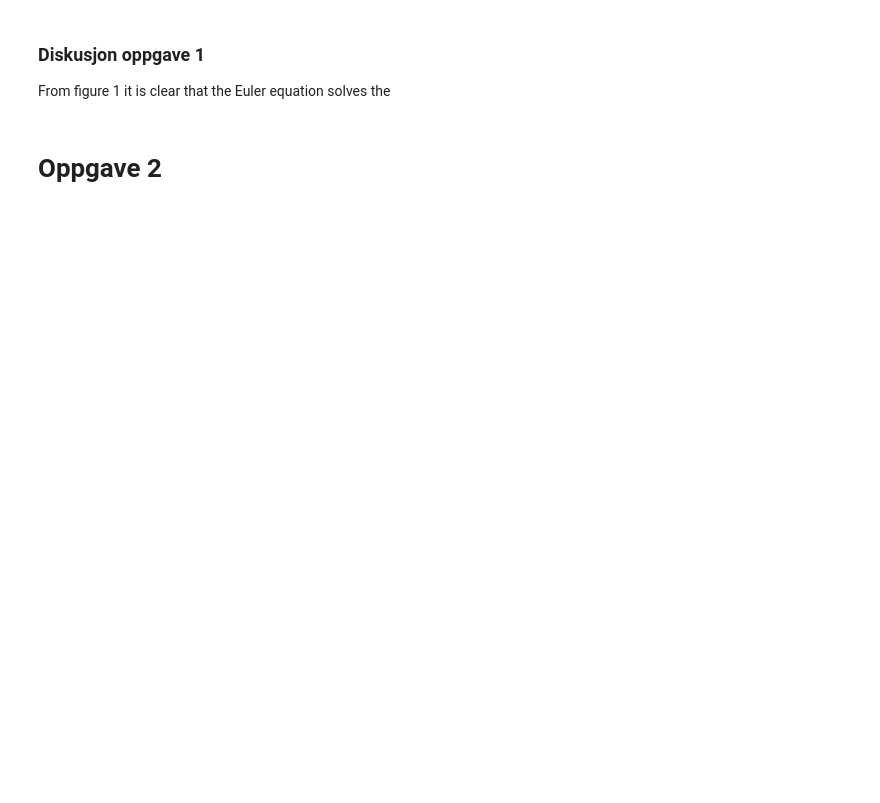
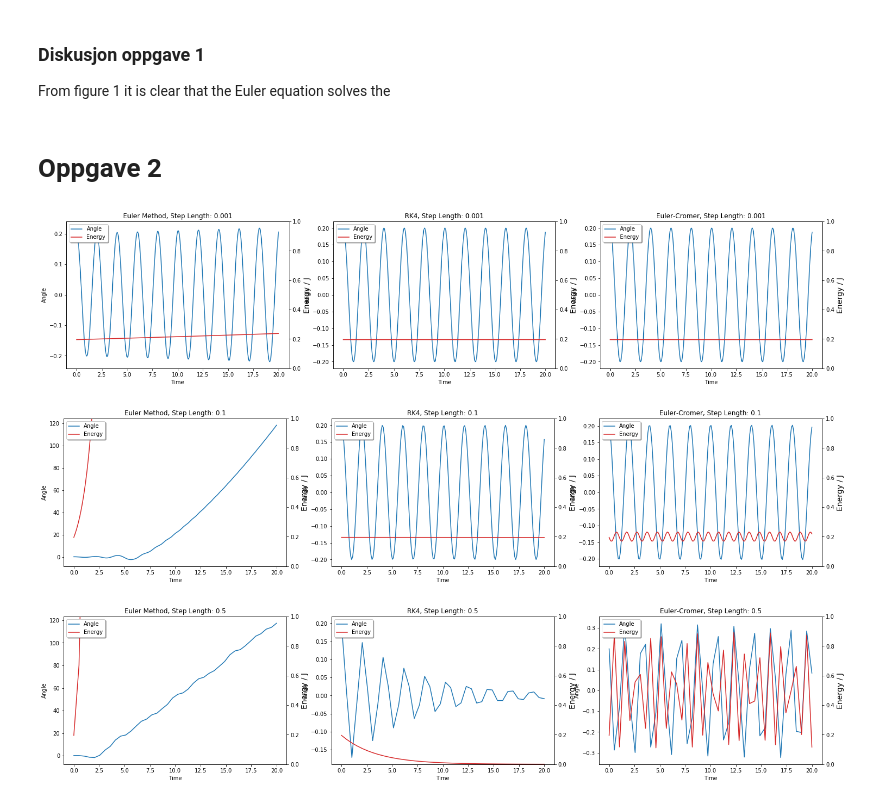
Before and after one commit to EirikJaccheri/Klassisk-mekanikk-Numerisk-ving-1, a Jupyter notebook: Numerisk øving.ipynb, the cells around one changed output. Saved outputs shown, nothing was run; the diff lists cells and outputs as text; code cells hidden in the pictures; blank space fills up the shorter version.

```diff
--- a/Numerisk øving.ipynb
+++ b/Numerisk øving.ipynb
@@ -96,4 +98,61 @@ plt.show()
 From figure 1 it is clear that the Euler equation solves the
 # %% [markdown]
 # Oppgave 2
+# %%
+def plot_comparison(u0,t0,tNum,dt):
+    fig, (ax1, ax2, ax3) = plt.subplots(1,3)
+    fig.set_size_inches(25, 5)
+
+    T = np.linspace(t0, t0 + dt * tNum, tNum)
+
+    ax1.set_title("Euler Method, Step Length: " + str(dt))
+    ax1.set_xlabel("Time", )
+    ax1.set_ylabel("Angle")
+    #ax1.set(ylim = (-0.35, 0.35))
+    UE = EulersMethod(f, u0 , t0 , tNum , dt )
+    l1, = ax1.plot(T,UE.T[0])
+    ax11 = ax1.twinx()
+    l11, = ax11.plot(T, Energy(UE), color = 'tab:red')
+    ax11.set_ylabel("Energy / J", fontsize = 14, position = (0.8, 0.5))
+    ax11.set(ylim = (0, 1))
+    ax11.legend((l1, l11), ('Angle', 'Energy'), loc='upper left', shadow=True)
+
+    ax2.set_title("RK4, Step Length: " + str(dt))
+    ax2.set_xlabel("Time")
+    ax2.set_ylabel("Angle")
+    #ax2.set(ylim = (-0.35, 0.35))
+    UK = Kutta4(f, u0, t0, tNum,  dt)
+    l2, = ax2.plot(T, UK.T[0])
+    ax22 = ax2.twinx()
+    l22, = ax22.plot(T, Energy(UK), color = 'tab:red')
+    ax22.set_ylabel("Energy / J", fontsize = 14)
+    ax22.set(ylim = (0, 1))
+    ax22.legend((l2, l22), ('Angle', 'Energy'), loc='upper left', shadow=True)
+
+    ax3.set_title("Euler-Cromer, Step Length: " + str(dt))
+    ax3.set_xlabel("Time")
+    ax3.set_ylabel("Angle")
+    #ax3.set(ylim = (-0.35, 0.35))
+    UE_C = Euler_Cromer(ec_g, u0, t0, tNum,dt)
+    l3, = ax3.plot(T,UE_C.T[0])
+    ax33 = ax3.twinx()
+    l33, = ax33.plot(T, Energy(UE_C), color = 'tab:red')
+    ax33.set_ylabel("Energy / J", fontsize = 14)
+    ax33.set(ylim = (0, 1))
+    ax33.legend((l3, l33), ('Angle', 'Energy'), loc='upper left', shadow=True)
+
+    plt.show()
+
+tNum2, dt2 = 20000, 0.001
+plot_comparison(u0,t0,tNum2, dt2)
+
+tNum2, dt2 = 200, 0.1
+plot_comparison(u0,t0,tNum2, dt2)
+
+tNum2, dt2 = 40, 0.5
+plot_comparison(u0,t0,tNum2, dt2)
+# %% [output]
+[figure, added]
+[figure, added]
+[figure, added]
 # %%
```
Also changed, not shown: parts of 3 cells of this notebook.
